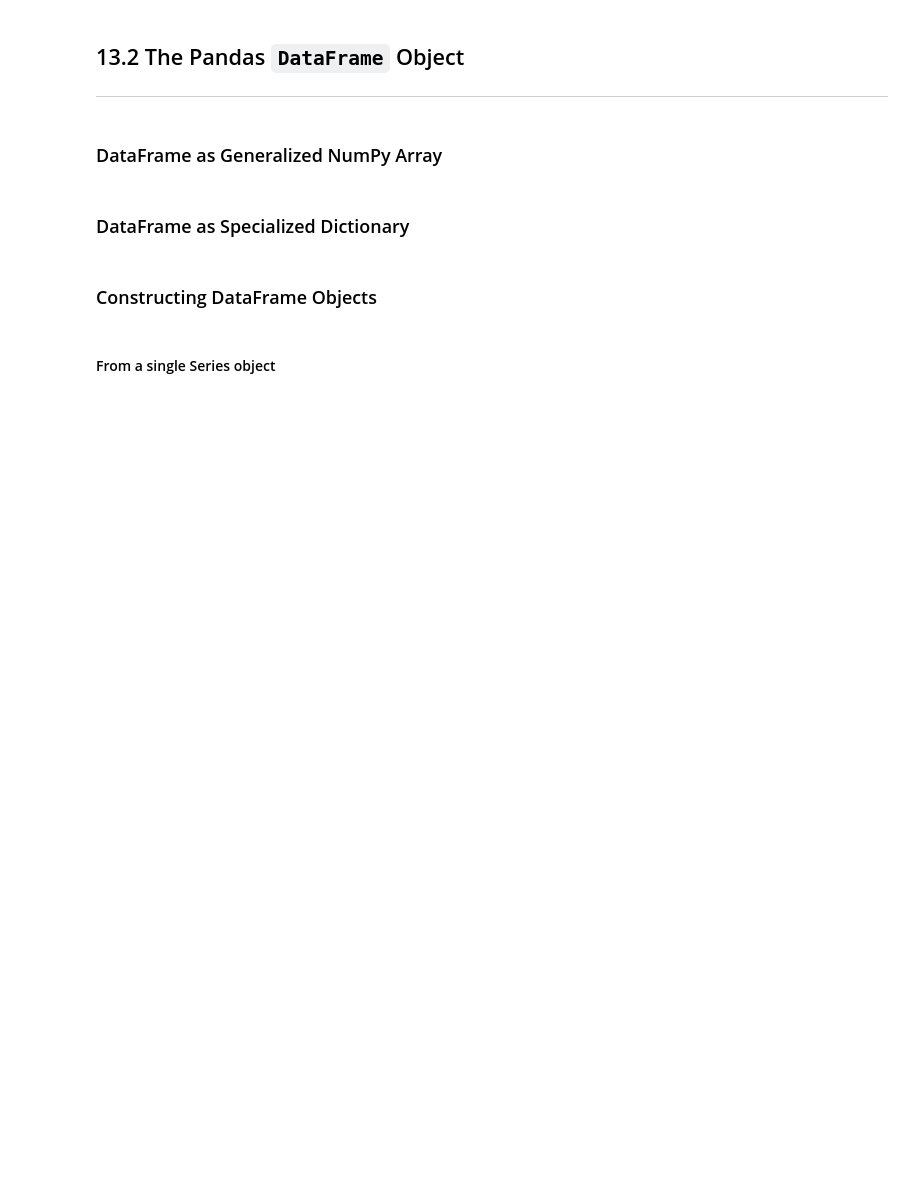
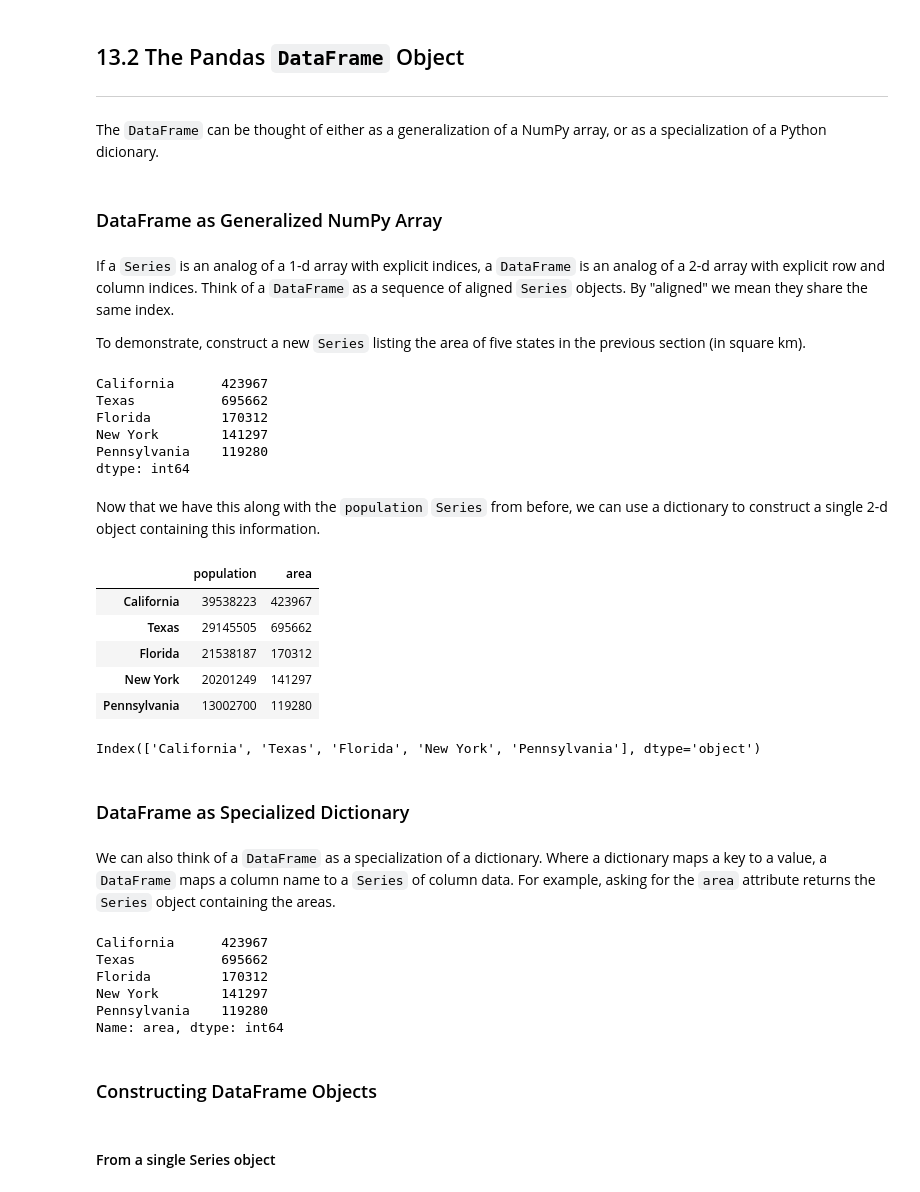
Before and after one commit to huymh/jupyter-notes, a Jupyter notebook: HB_Data_Manipulation_with_Pandas.ipynb, the cells around one changed output. Drawn from its saved outputs; the diff is of its cells as text; code cells hidden in the pictures; blank space fills up the shorter version.

```diff
--- a/HB_Data_Manipulation_with_Pandas.ipynb
+++ b/HB_Data_Manipulation_with_Pandas.ipynb
@@ -19,0 +90,6 @@ improt pandas as pd
+# %%
+population_dict = {'California': 39538223, 'Texas': 29145505,
+                   'Florida': 21538187, 'New York': 20201249,
+                   'Pennsylvania': 13002700}
+population = pd.Series(population_dict)
+population
@@ -22,10 +155,56 @@ improt pandas as pd
 # %% [markdown]
 ## 13.2 The Pandas `DataFrame` Object
 ---
+# %% [markdown]
+The `DataFrame` can be thought of either as a generalization of a NumPy array, or as a specialization of a Python dicionary.
 # %% [markdown]
 ### DataFrame as Generalized NumPy Array
+# %% [markdown]
+If a `Series` is an analog of a 1-d array with explicit indices, a `DataFrame` is an analog of a 2-d array with explicit row and column indices. Think of a `DataFrame` as a sequence of aligned `Series` objects. By "aligned" we mean they share the same index.
+
+To demonstrate, construct a new `Series` listing the area of five states in the previous section (in square km).
+# %%
+area_dict = {'California': 423967, 'Texas': 695662, 'Florida': 170312,
+             'New York': 141297, 'Pennsylvania': 119280}
+area = pd.Series(area_dict)
+area
+# %% [output]
+California      423967
+Texas           695662
+Florida         170312
+New York        141297
+Pennsylvania    119280
+dtype: int64
+# %% [markdown]
+Now that we have this along with the `population` `Series` from before, we can use a dictionary to construct a single 2-d object containing this information.
+# %%
+states = pd.DataFrame({'population':population, 'area':area})
+states
+# %% [output]
+|  | population | area |
+| California | 39538223 | 423967 |
+| Texas | 29145505 | 695662 |
+| Florida | 21538187 | 170312 |
+| New York | 20201249 | 141297 |
+| Pennsylvania | 13002700 | 119280 |
+# %%
+# just like Series, DataFrame has index attribute
+states.index
+# %% [output]
+Index(['California', 'Texas', 'Florida', 'New York', 'Pennsylvania'], dtype='object')
 # %% [markdown]
 ### DataFrame as Specialized Dictionary
+# %% [markdown]
+We can also think of a `DataFrame` as a specialization of a dictionary. Where a dictionary maps a key to a value, a `DataFrame` maps a column name to a `Series` of column data. For example, asking for the `area` attribute returns the `Series` object containing the areas.
+# %%
+states['area']
+# %% [output]
+California      423967
+Texas           695662
+Florida         170312
+New York        141297
+Pennsylvania    119280
+Name: area, dtype: int64
 # %% [markdown]
 ### Constructing DataFrame Objects
 # %% [markdown]
```
Also changed, not shown: parts of 59 cells of this notebook.
